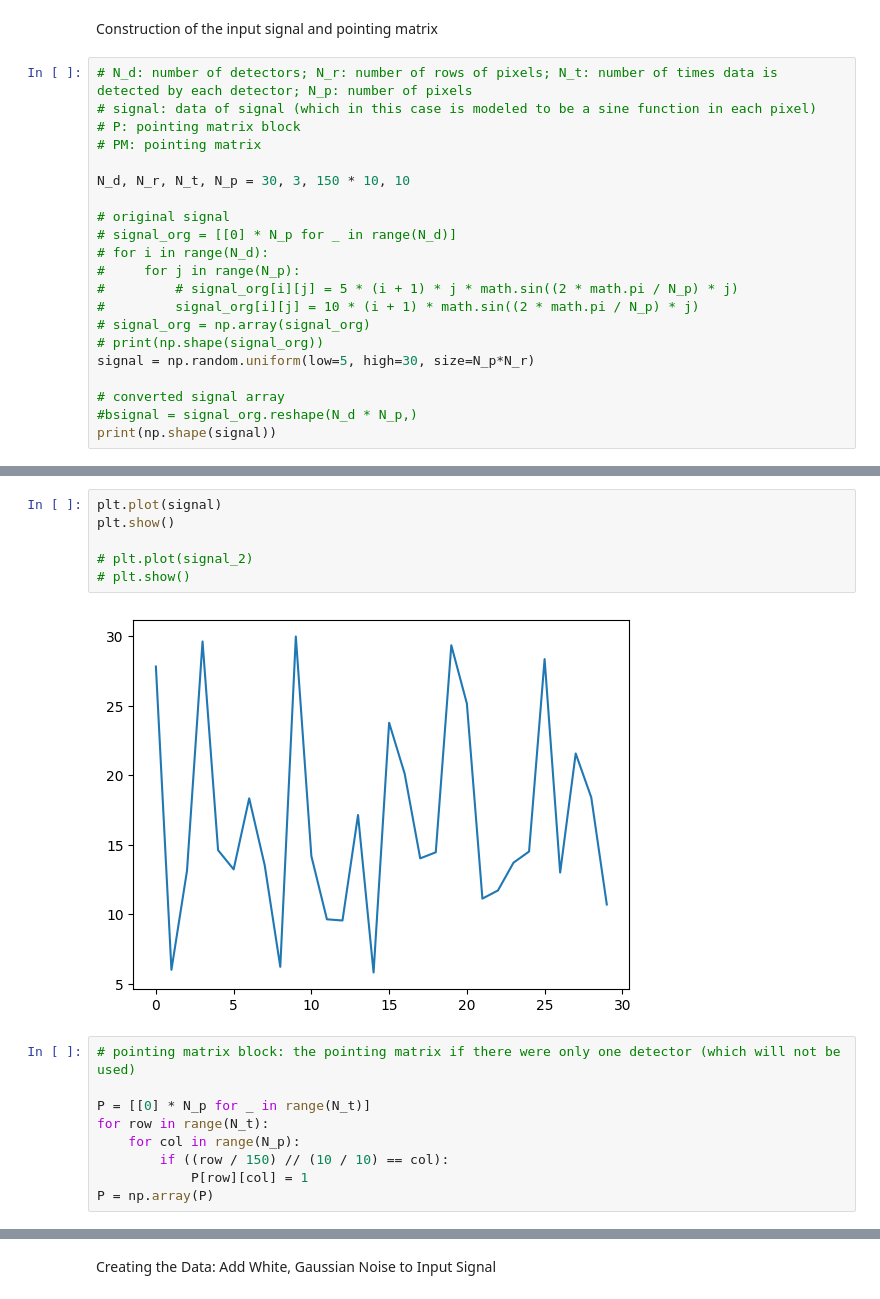
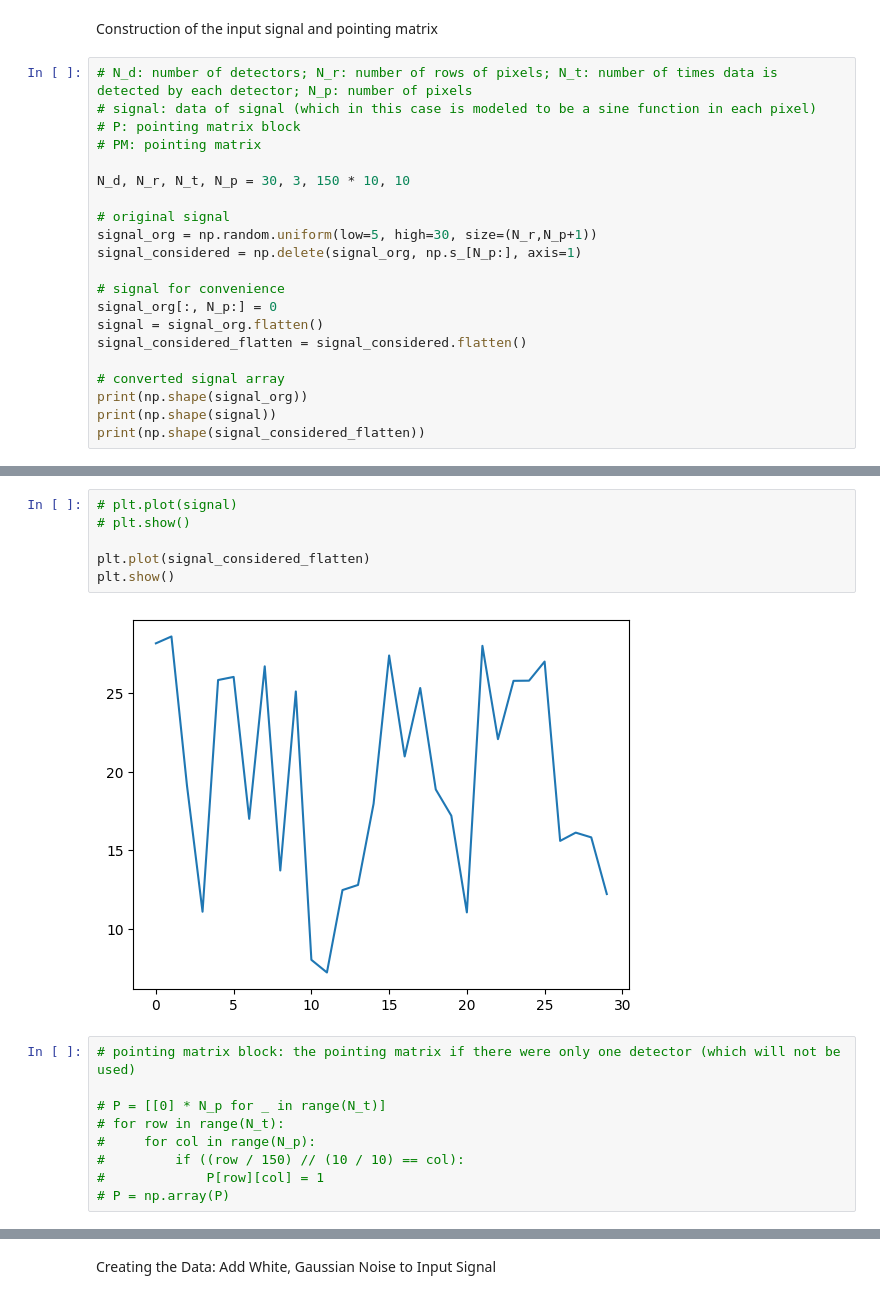
Before and after one commit to Rachel-0420/Toy-Model-for-Field-Level, a Jupyter notebook: SPT-3G_simulation.ipynb, the cells around one changed output, grey strips where cells are left out. Saved outputs shown, nothing was run; the diff lists cells and outputs as text.

```diff
--- a/SPT-3G_simulation.ipynb
+++ b/SPT-3G_simulation.ipynb
@@ -28,16 +28,16 @@ Construction of the input signal and pointing matrix
 N_d, N_r, N_t, N_p = 30, 3, 150 * 10, 10
 
 # original signal
-# signal_org = [[0] * N_p for _ in range(N_d)]
-# for i in range(N_d):
-#     for j in range(N_p):
-#         # signal_org[i][j] = 5 * (i + 1) * j * math.sin((2 * math.pi / N_p) * j)
-#         signal_org[i][j] = 10 * (i + 1) * math.sin((2 * math.pi / N_p) * j)
-# signal_org = np.array(signal_org)
-# print(np.shape(signal_org))
-signal = np.random.uniform(low=5, high=30, size=N_p*N_r)
+signal_org = np.random.uniform(low=5, high=30, size=(N_r,N_p+1))
+signal_considered = np.delete(signal_org, np.s_[N_p:], axis=1)
+
+# signal for convenience
+signal_org[:, N_p:] = 0
+signal = signal_org.flatten()
+signal_considered_flatten = signal_considered.flatten()
 
 # converted signal array
-#bsignal = signal_org.reshape(N_d * N_p,)
+print(np.shape(signal_org))
 print(np.shape(signal))
+print(np.shape(signal_considered_flatten))
 # %% [output]
@@ -47,18 +73,18 @@ print(np.shape(signal))
 # %%
-plt.plot(signal)
+# plt.plot(signal)
+# plt.show()
+
+plt.plot(signal_considered_flatten)
 plt.show()
-
-# plt.plot(signal_2)
-# plt.show()
 # %% [output]
-[figure, old version]
+[figure, new version]
 # %%
 # pointing matrix block: the pointing matrix if there were only one detector (which will not be used)
 
-P = [[0] * N_p for _ in range(N_t)]
-for row in range(N_t):
-    for col in range(N_p):
-        if ((row / 150) // (10 / 10) == col):
-            P[row][col] = 1
-P = np.array(P)
+# P = [[0] * N_p for _ in range(N_t)]
+# for row in range(N_t):
+#     for col in range(N_p):
+#         if ((row / 150) // (10 / 10) == col):
+#             P[row][col] = 1
+# P = np.array(P)
 # %%
```
Also changed, not shown: parts of 25 cells of this notebook.
